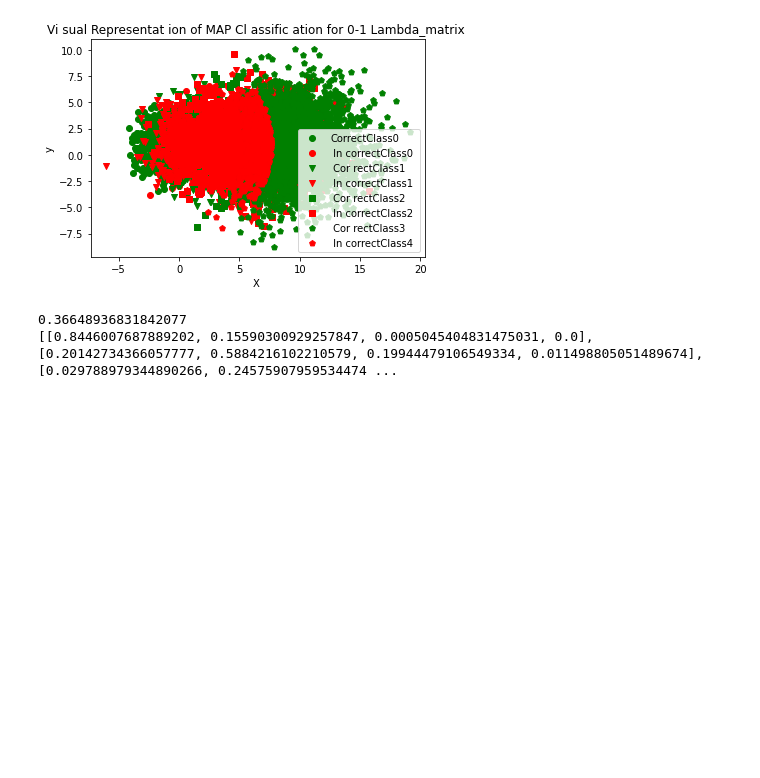
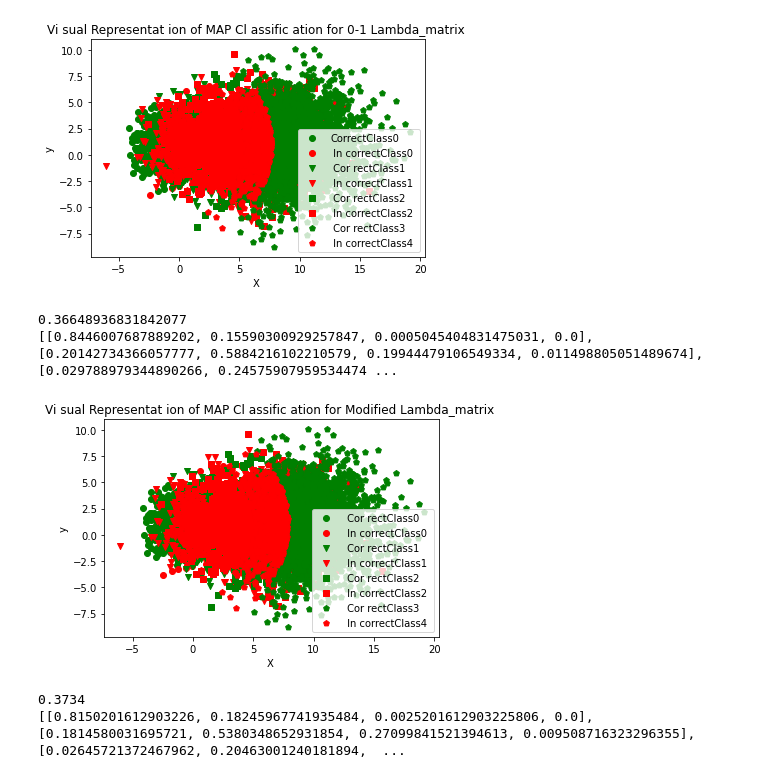
Before and after one commit to meuliano/EECE5644, a Jupyter notebook: HW1/euliano_eece5644_hw1_2.ipynb, the cells around one changed output. Saved outputs shown, nothing was run; the diff lists cells and outputs as text; code cells hidden in the pictures; blank space fills up the shorter version.

```diff
--- a/HW1/euliano_eece5644_hw1_2.ipynb
+++ b/HW1/euliano_eece5644_hw1_2.ipynb
@@ -112,37 +112,40 @@ print(loss_matrix)
 # %%
 # Pa rtB
 #cr e ate new lambda_matrix
-lambda_matrix b =[[ 0, 1, 2, 3],[1, 0, 1, 2],[2, 1, 0, 1],[3, 2, 1, 0]]
+lambda_matrix_b =[[ 0, 1, 2, 3],[1, 0, 1, 2],[2, 1, 0, 1],[3, 2, 1, 0]]
 loss_matrix =[[ 0, 0, 0, 0],[0, 0, 0, 0],[0, 0, 0, 0],[0, 0, 0, 0]]
 # plotnew d ata us ing get_MAP f u n ctionabov e
 plt.figure(2)
-correct,incorrect= get_MAP(0, lambda_matrix b)
+correct,incorrect= get_MAP(0, lambda_matrix_b)
 plt.scatter(correct[ 0], correct[ 1], c= 'g', marker= 'o',label= ' Cor rectClass0 ')
 plt.scatter(incorrect[ 0],incorrect[ 1], c= 'r', marker= 'o',label= ' In correctClass0 ')
-correct,incorrect= get_MAP(1, lambda_matrix b)
+correct,incorrect= get_MAP(1, lambda_matrix_b)
 plt.scatter(correct[ 0], correct[ 1], c= 'g', marker= 'v',label= ' Cor rectClass1 ')
 plt.scatter(incorrect[ 0],incorrect[ 1], c= 'r', marker= 'v',label= ' In correctClass1 ')
-correct,incorrect= get_MAP(2, lambda_matrix b)
+correct,incorrect= get_MAP(2, lambda_matrix_b)
 plt.scatter(correct[ 0], correct[ 1], c= 'g', marker= 's',label= ' Cor rectClass2 ')
 plt.scatter(incorrect[ 0],incorrect[ 1], c= 'r', marker= 's',label= ' In correctClass2 ')
-correct,incorrect= get_MAP(3, lambda_matrix b)
+correct,incorrect= get_MAP(3, lambda_matrix_b)
 plt.scatter(correct[ 0], correct[ 1], c= 'g', marker= 'p',label= ' Cor rectClass3 ')
 
 plt.scatter(incorrect[ 0],incorrect[ 1], c= 'r', marker= 'p',label= ' In correctClass4 ')
 plt.legend()
 plt.title('Vi sual Representat ion of MAP Cl assific ation for Modified Lambda_matrix ')
 plt.xlabel('X ')
 plt.ylabel('y')
 plt.show()
 # calculatetotallos s
 total_loss= 0
 for i in range(0, 4):
         for j in range(0, 4):
-            if i!= j :
-            total_loss=total_loss+ loss_matrix [i][j]
+            if i != j :
+                total_loss=total_loss+ loss_matrix [i][j]
 print(total_loss/N)
 # calculate con f u sio n matrix from lossmatr ix
-For I in range(0, 4):
+for i in range(0, 4):
     loss_matrix [i] =[x / N_samples [i] for x in loss_matrix [i]]
 print(loss_matrix)
-15
+# %% [output]
+[figure, added]
+0.3734
+[[0.8150201612903226, 0.18245967741935484, 0.0025201612903225806, 0.0], [0.1814580031695721, 0.5380348652931854, 0.27099841521394613, 0.009508716323296355], [0.02645721372467962, 0.20463001240181894,  ...
```
